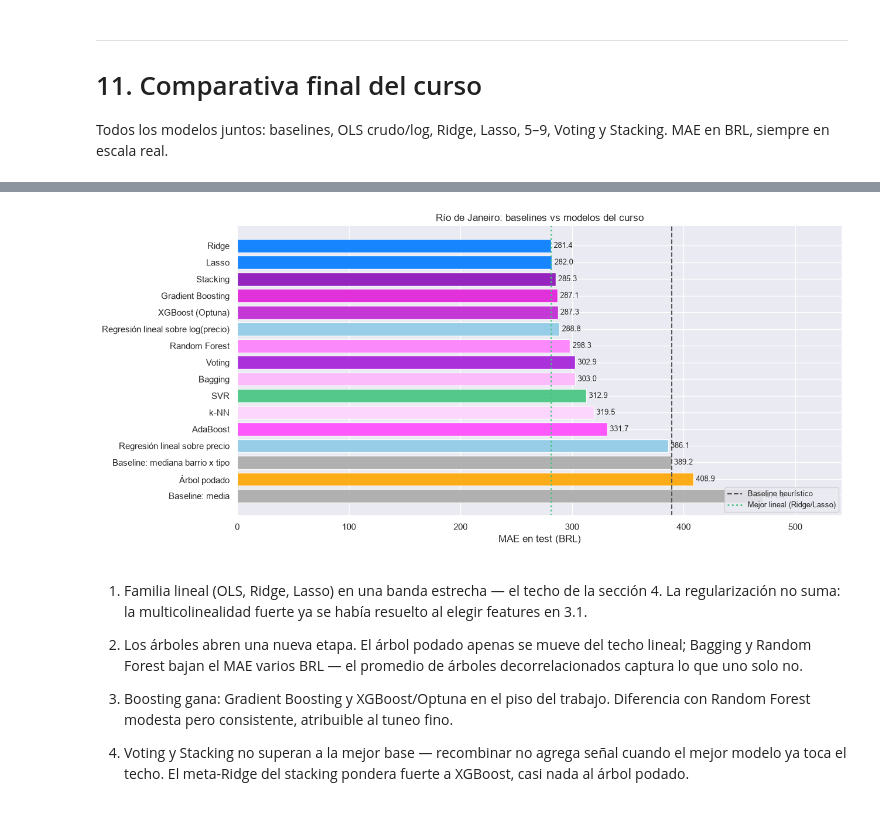
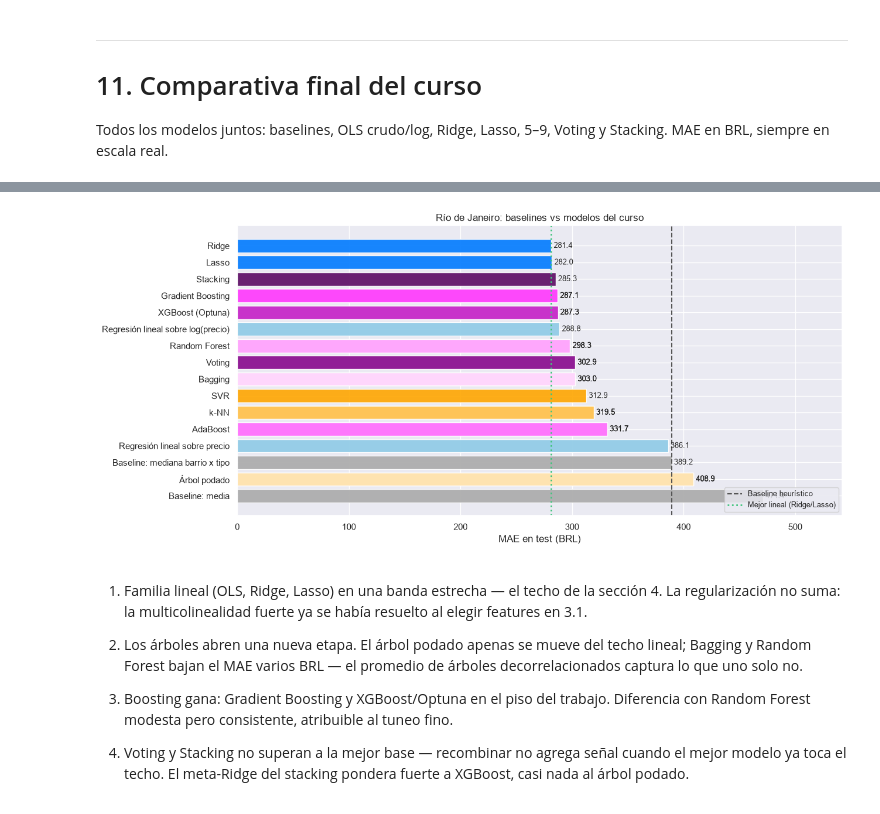
Before and after one commit to lautarovera-edu/fiuba-ceia-amq, a Jupyter notebook: trabajo_final/listings.ipynb, the cells around one changed output, grey strips where cells are left out. Drawn from its saved outputs; the diff is of its cells as text; code cells hidden in the pictures.

```diff
--- a/trabajo_final/listings.ipynb
+++ b/trabajo_final/listings.ipynb
@@ -788,7 +842,8 @@ FEAT_NUM = [
 FEAT_BIN = [
     "sin_reseñas", "baño_compartido",
     "tiene_pileta", "tiene_aire", "tiene_ascensor", "tiene_gimnasio",
-    "tiene_estacionamiento", "tiene_lavarropas", "tiene_lavavajillas", "tiene_vista_mar",
+    "tiene_estacionamiento", "tiene_lavarropas", "tiene_lavavajillas",
+    "tiene_vista_mar",
 ]
 
 FEAT_CAT = ["room_type", "property_type", "neighbourhood_cleansed"]
@@ -1018,7 +1078,8 @@ La pregunta que dejamos abierta en 2.4. La respondemos entrenando la misma regre
 escalas y comparando el error en reales.
 # %%
 # --- 3.7. Experimento: precio crudo vs log(precio) ---
-ols_crudo = Pipeline([("prep", construir_preprocesador()), ("model", LinearRegression())])
+ols_crudo = Pipeline([("prep", construir_preprocesador()),
+                      ("model", LinearRegression())])
 ols_log = Pipeline([("prep", construir_preprocesador()), ("model", LinearRegression())])
 
 exp = [
@@ -1035,7 +1096,8 @@ tabla_exp[["MAE (train)", "MAE (CV)", "MAE (BRL)", "RMSE (BRL)", "MAPE", "R2"]].
 | Regresión lineal sobre log(precio) | 316.552 | 340.724 | 288.771 | 604.738 | 0.428 | 0.449 |
 # %%
 # --- Comparación visual de los baselines y las dos variantes ---
-comparacion = pd.DataFrame(resultados + exp).set_index("modelo")["MAE (BRL)"].sort_values(ascending=False)
+comparacion = pd.DataFrame(resultados + exp) \
+    .set_index("modelo")["MAE (BRL)"].sort_values(ascending=False)
 
 fig, ax = plt.subplots(figsize=(10, 4))
 colores = [BASELINE if "Baseline" in i else AZUL for i in comparacion.index]
@@ -1475,10 +1645,12 @@ alphas = arbol_base.cost_complexity_pruning_path(
     X_train_prep_arbol, np.log(y_train)
 ).ccp_alphas
 
-# Si el path tiene más de 50 alphas, sampleamos 50 equiespaciados para mantener el
-# barrido manejable (cada alpha implica entrenar 5 árboles más, uno por fold de CV).
-if len(alphas) > 50:
-    alphas = np.unique(np.linspace(0, alphas.max(), 50))
+# Si el path tiene más alphas que MAX_ALPHAS_BARRIDO, sampleamos esa cantidad
+# equiespaciados para mantener el barrido manejable (cada alpha implica
+# entrenar 5 árboles más, uno por fold de CV).
+MAX_ALPHAS_BARRIDO = 50
+if len(alphas) > MAX_ALPHAS_BARRIDO:
+    alphas = np.unique(np.linspace(0, alphas.max(), MAX_ALPHAS_BARRIDO))
 
 mae_cv_arbol, n_leaves_arbol = [], []
 for alpha in alphas:
@@ -2101,8 +2376,39 @@ df_final
 # modelo, ordenadas de peor (arriba) a mejor (abajo). Los colores agrupan por familia de
 # modelo, para ver de un vistazo si el error baja al pasar de baselines a lineales a
 # árboles a ensambles, sin tener que leer la tabla número por número.
-# Paleta: baselines en gris, lineales en celeste, árbol en naranja,
-# ensembles en gama magenta→rosa→violeta
+# Paleta agrupada por familia de modelo, no por modelo individual: la versión anterior
+# le daba a cada modelo un color más o menos suelto (k-NN en rosa pastel, SVR en verde
+# -- el mismo verde que ya usa la línea de referencia del mejor lineal más abajo, lo que
+# lo hacía parecer relacionado sin estarlo), así que de un vistazo no se distinguía a
+# qué familia pertenecía cada barra. Ahora cada familia tiene un solo matiz base de la
+# paleta de la cátedra, y dentro de la familia se generan tonos de ese mismo matiz (de
+# claro a oscuro) con LinearSegmentedColormap.from_list -- una interpolación lineal
+# entre dos colores en espacio RGB -- en vez de elegir cada tono a mano, así los grados
+# de color reflejan progresión real (p.ej. de "modelo simple" a "modelo más sofisticado
+# de la misma familia") y no una elección arbitraria:
+#   - baselines: gris (BASELINE), sin gradiente porque son sólo puntos de referencia.
+#   - lineales: celeste para los dos OLS crudos, azul para los dos regularizados
+#     (Ridge/Lasso) -- mismo criterio que ya usa el resto del cuaderno para
+#     "antes/después de una mejora" (ver 2.8, 2.10).
+#   - no lineales simples (árbol, k-NN, SVR): un solo modelo, no un ensamble -- gama de
+#     naranja (NARANJA) de claro a oscuro, en el mismo orden en que aparecen
+#     en el texto.
+#   - ensambles (Bagging a Stacking): gama de magenta que pasa por el MAGENTA de la
+#     cátedra a mitad de camino y termina en un violeta oscuro, ordenada de menos a más
+#     sofisticado (promediar árboles independientes → Random Forest → boosting →
+#     combinar varias familias en Voting/Stacking) -- con 7 modelos en la familia, dos
+#     tonos (claro→oscuro) quedarían casi indistinguibles entre sí; un tercer punto de
+#     anclaje en el medio da más rango de color para diferenciarlos.
+def gama(colores, n):
+    # Interpola n colores a lo largo de una gama que pasa por los tonos de `colores`
+    # (2 para un degradé simple claro→oscuro, 3+ para pasar por tonos intermedios).
+    # Con n=1 devuelve directamente el último tono (el "de referencia" de la paleta).
+    if n == 1:
+        return [colores[-1]]
+    cmap = LinearSegmentedColormap.from_list("gama", colores)
+    return [to_hex(cmap(i / (n - 1))) for i in range(n)]
+
+
 orden_final = [
     "Baseline: media",
     "Baseline: mediana barrio x tipo",
@@ -2113,44 +2419,40 @@ orden_final = [
     "Árbol podado",
     "k-NN",
     "SVR",
     "Bagging",
     "Random Forest",
     "AdaBoost",
     "Gradient Boosting",
     "XGBoost (Optuna)",
     "Voting",
     "Stacking",
 ]
-colores_final = [
-    BASELINE, BASELINE,                      # baselines
-    CELESTE, CELESTE, AZUL, AZUL,            # lineales
-    NARANJA,                                 # árbol
-    "#ffd4fe",                              # k-NN
-    VERDE,                                   # SVR
-    "#ffb7fe", "#ff7ffd",                   # bagging, RF
-    "#ff48fd", "#e11dd8", "#c026d3",       # AdaBoost, GB, XGBoost
-    "#a51dd8", "#8b0eb8",                  # Voting, Stacking
-]
+colores_final = (
+    [BASELINE, BASELINE]                              # baselines
+    + [CELESTE, CELESTE, AZUL, AZUL]                  # lineales: crudos, regularizados
+    + gama([NARANJA_CLARO, NARANJA], 3)                  # no lineales simples
+    + gama([MAGENTA_CLARO, MAGENTA, VIOLETA_OSCURO], 7)  # ensambles
+)
 
 mae_plot = df_final.loc[orden_final, "MAE (BRL)"].sort_values(ascending=False)
 colores_plot = [colores_final[orden_final.index(m)] for m in mae_plot.index]
 
 fig, ax = plt.subplots(figsize=(13, 6))
 barras = ax.barh(mae_plot.index, mae_plot.values, color=colores_plot,
                  alpha=0.9, edgecolor="white")
 ax.bar_label(barras, fmt="%.1f", padding=3, fontsize=9)
 ax.axvline(df_final.loc["Baseline: mediana barrio x tipo", "MAE (BRL)"],
            color=GRIS, linestyle="--", lw=1.5, label="Baseline heurístico")
 ax.axvline(df_final.loc[["Ridge", "Lasso"], "MAE (BRL)"].min(),
            color=VERDE, linestyle=":", lw=2, label="Mejor lineal (Ridge/Lasso)")
 ax.set_xlabel("MAE en test (BRL)")
 ax.set_xlim(0, mae_plot.max() * 1.15)
 ax.set_title("Río de Janeiro: baselines vs modelos del curso")
 ax.legend(loc="lower right", fontsize=9)
 plt.tight_layout()
 plt.show()
 # %% [output]
-[figure, old version]
+[figure, new version]
 # %% [markdown]
 1. Familia lineal (OLS, Ridge, Lasso) en una banda estrecha — el techo de la sección 4. La regularización no suma: la multicolinealidad fuerte ya se había resuelto al elegir features en 3.1.
 
```
Also changed, not shown: parts of 43 cells of this notebook, 2 other files.
